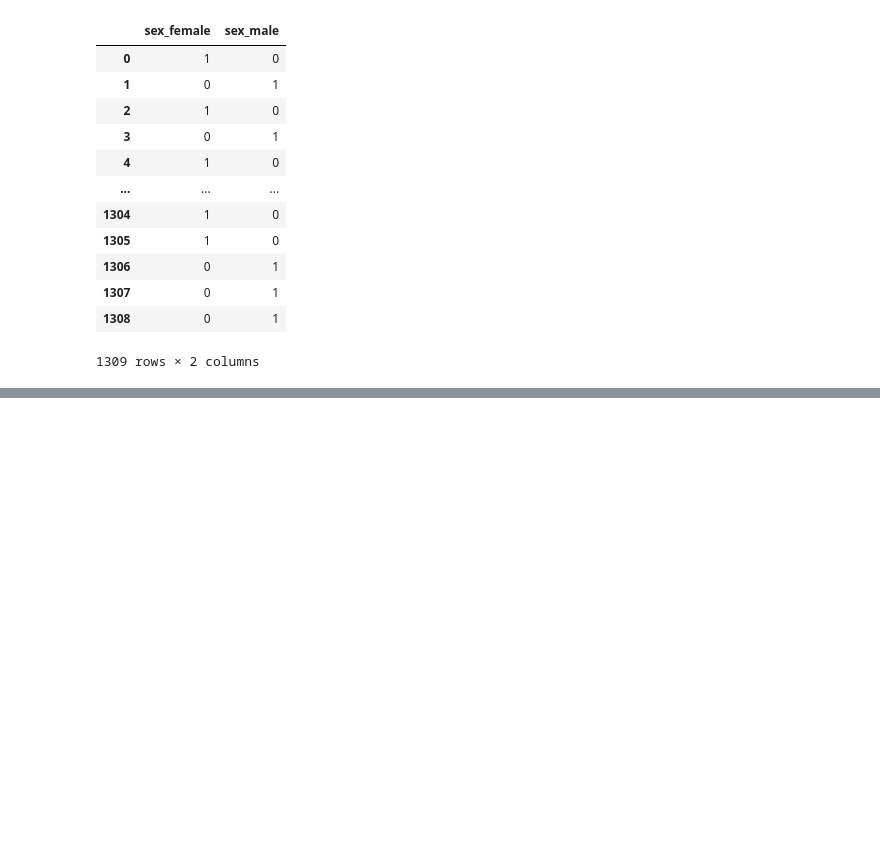
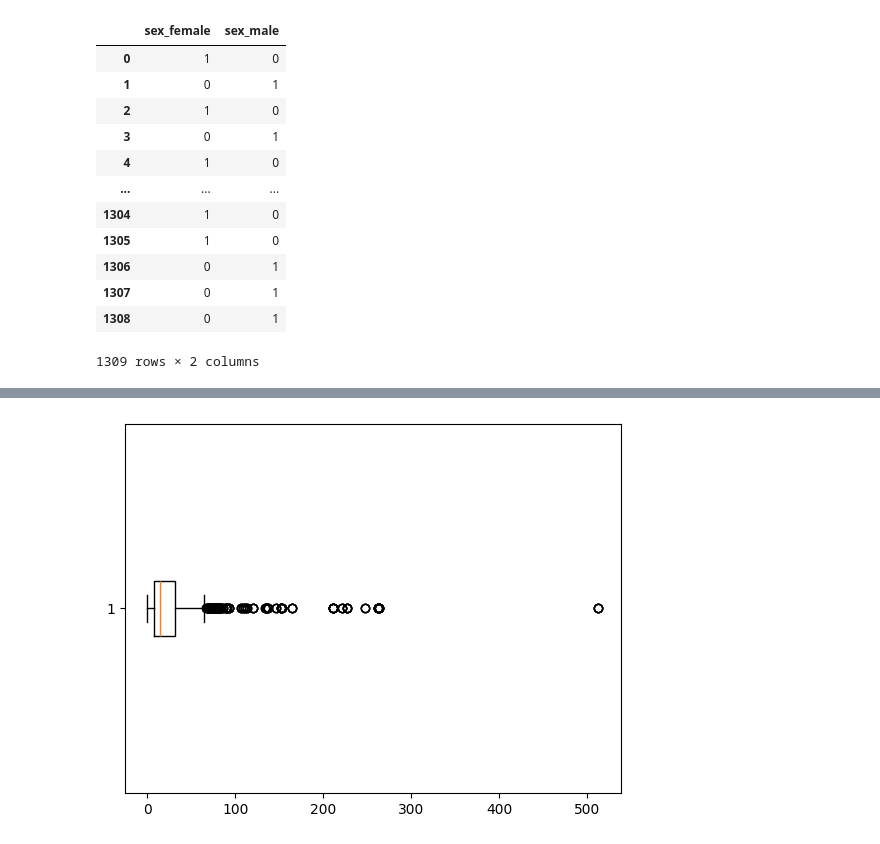
Before and after one commit to RodolfoQuintanilla/TITANIC, a Jupyter notebook: Index.ipynb, the cells around one changed output, grey strips where cells are left out. Cells and saved outputs as stored; diff of their text form; code cells hidden in the pictures; blank space fills up the shorter version.

```diff
--- a/Index.ipynb
+++ b/Index.ipynb
@@ -220,0 +303,5 @@ one_hot_encoded_df
+# %%
+plt.boxplot(df['fare'].dropna(), vert=False)
+plt.show()
+# %% [output]
+[figure, added]
```
Also changed, not shown: parts of 29 cells of this notebook.
